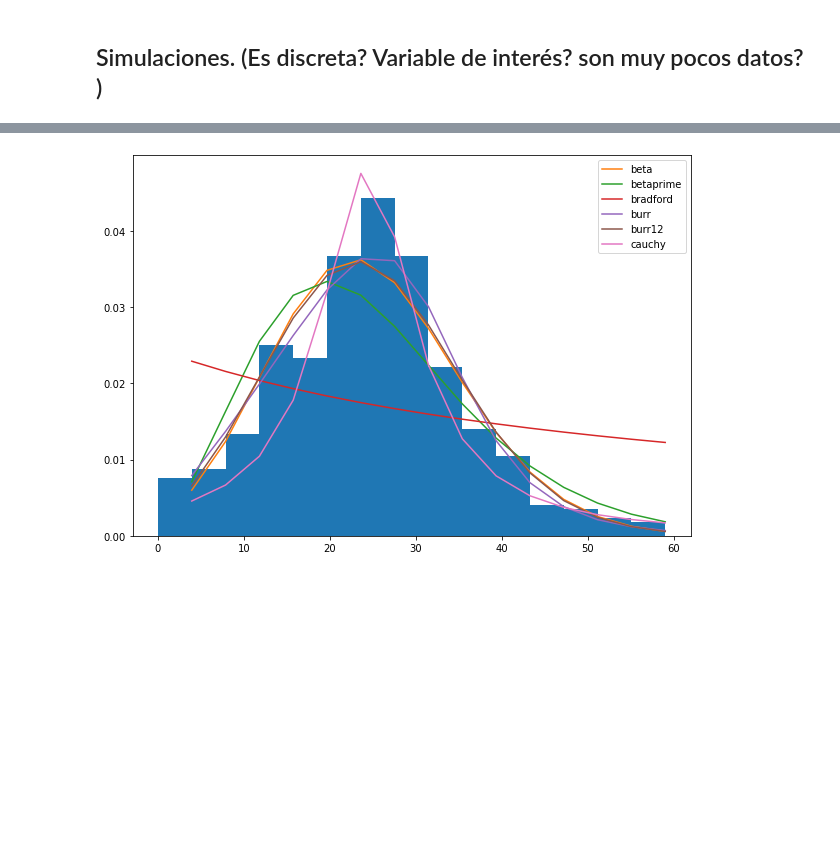
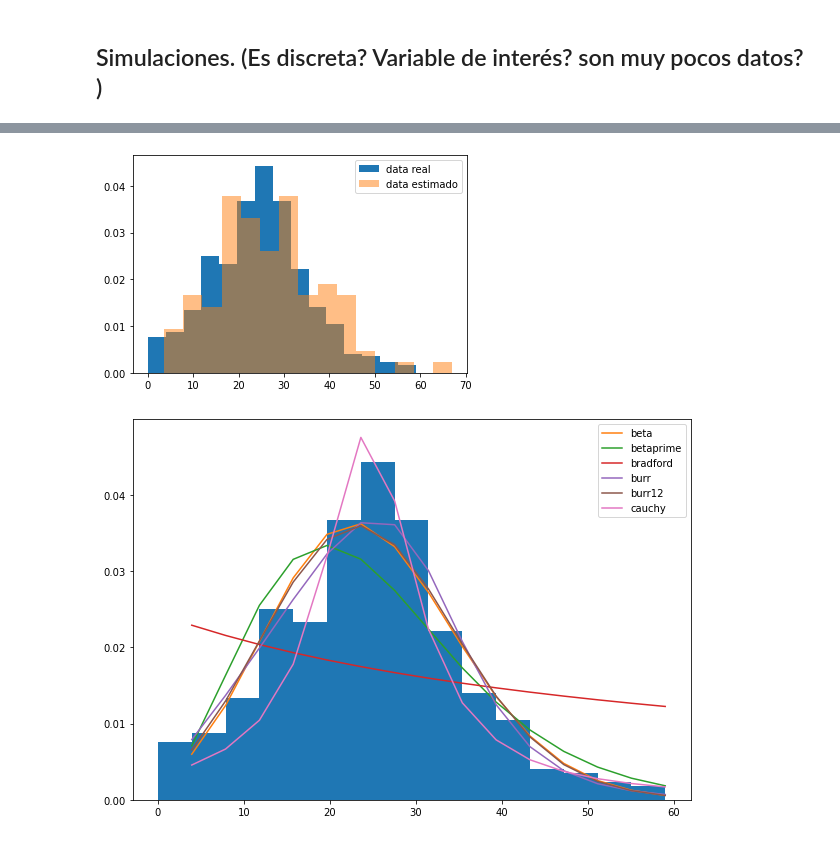
Before and after one commit to Kike14/ProyectoConjunto_EJRodriguez_DOrozco_JPJimenez, a Jupyter notebook: ProyectoModulo1_OrozcoE_MendozaJ__GomezD.ipynb, the cells around one changed output, grey strips where cells are left out. Saved outputs shown, nothing was run; the diff lists cells and outputs as text; code cells hidden in the pictures; blank space fills up the shorter version.

```diff
--- a/ProyectoModulo1_OrozcoE_MendozaJ__GomezD.ipynb
+++ b/ProyectoModulo1_OrozcoE_MendozaJ__GomezD.ipynb
@@ -102 +122,15 @@ plt.show()
+# %%
+#DANIEL
+
+dist = 'beta'
+params = getattr(st, dist).fit(hd)
+
+random_hat = getattr(st, dist).rvs(*params, size = 100)
+
+plt.hist(hd, bins = 15, label = 'data real', density = True)
+plt.hist(random_hat, bins = 15, density = True, alpha = .5, label = 'data estimado')
+plt.legend()
+plt.show()
+# %% [output]
+[figure, added]
 # %%
```
Also changed, not shown: parts of 27 cells of this notebook, 2 other files.
